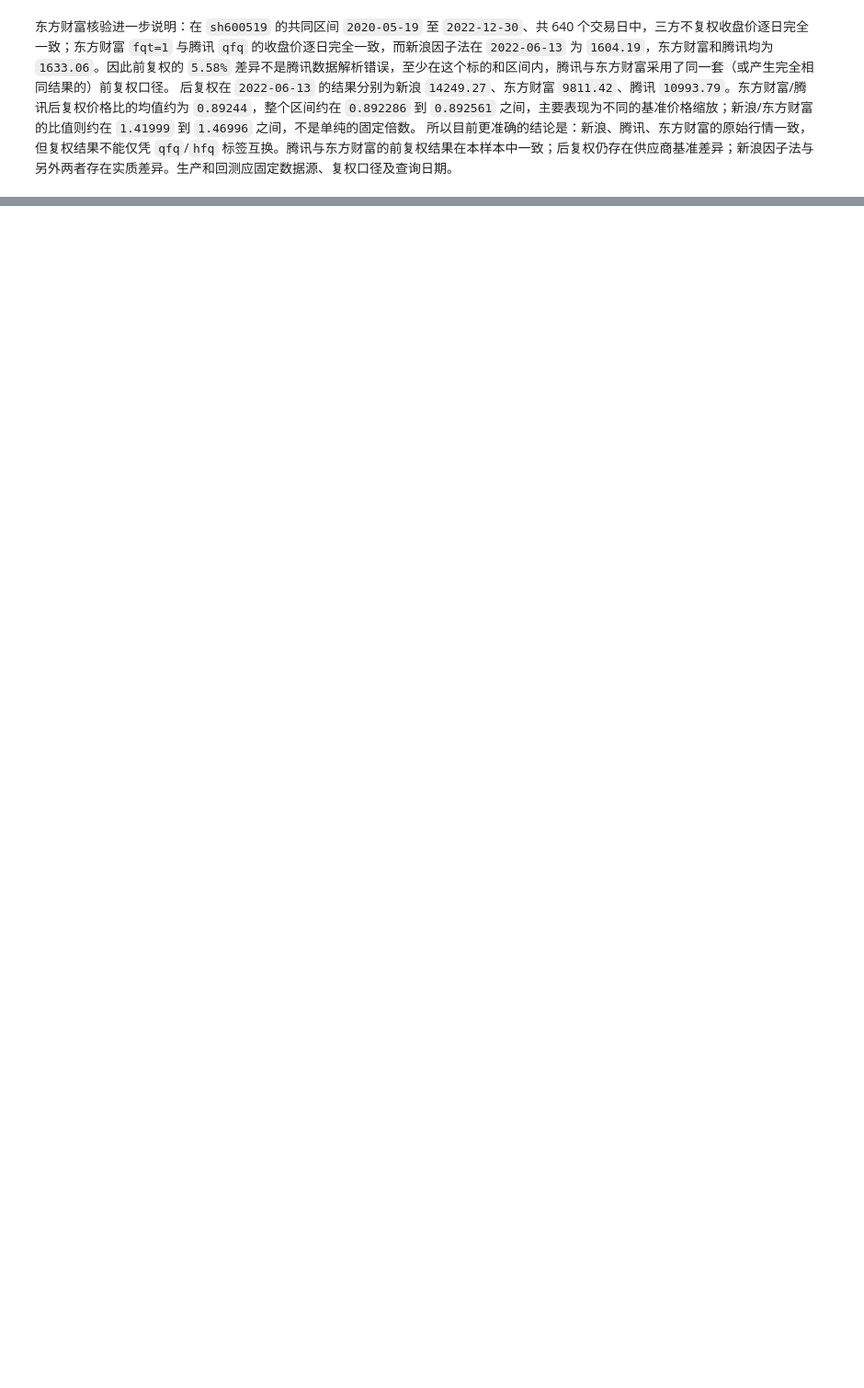
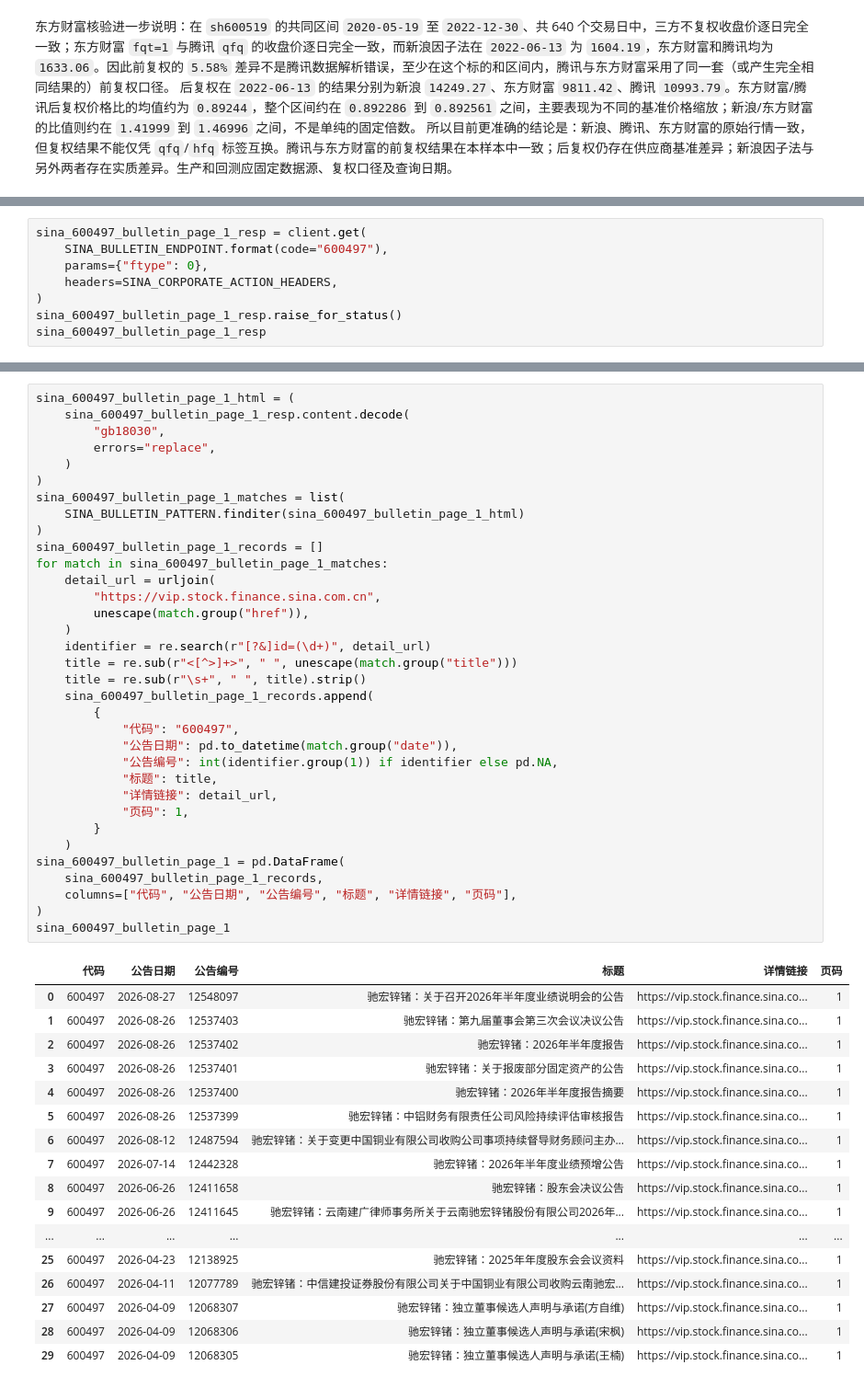
Before and after one commit to lixinqiany/mivy-trading, a Jupyter notebook: notebooks/sina-public-api-test.ipynb, the cells around one changed output, grey strips where cells are left out. Shown at 92% size. Saved outputs shown, nothing was run; the diff lists cells and outputs as text; blank space fills up the shorter version.

```diff
--- a/notebooks/sina-public-api-test.ipynb
+++ b/notebooks/sina-public-api-test.ipynb
@@ -594,0 +1243,8 @@ eastmoney_adjustment_samples
+# %%
+sina_600497_bulletin_page_1_resp = client.get(
+    SINA_BULLETIN_ENDPOINT.format(code="600497"),
+    params={"ftype": 0},
+    headers=SINA_CORPORATE_ACTION_HEADERS,
+)
+sina_600497_bulletin_page_1_resp.raise_for_status()
+sina_600497_bulletin_page_1_resp
@@ -594,0 +1253,52 @@ eastmoney_adjustment_samples
+# %%
+sina_600497_bulletin_page_1_html = (
+    sina_600497_bulletin_page_1_resp.content.decode(
+        "gb18030",
+        errors="replace",
+    )
+)
+sina_600497_bulletin_page_1_matches = list(
+    SINA_BULLETIN_PATTERN.finditer(sina_600497_bulletin_page_1_html)
+)
+sina_600497_bulletin_page_1_records = []
+for match in sina_600497_bulletin_page_1_matches:
+    detail_url = urljoin(
+        "https://vip.stock.finance.sina.com.cn",
+        unescape(match.group("href")),
+    )
+    identifier = re.search(r"[?&]id=(\d+)", detail_url)
+    title = re.sub(r"<[^>]+>", " ", unescape(match.group("title")))
+    title = re.sub(r"\s+", " ", title).strip()
+    sina_600497_bulletin_page_1_records.append(
+        {
+            "代码": "600497",
+            "公告日期": pd.to_datetime(match.group("date")),
+            "公告编号": int(identifier.group(1)) if identifier else pd.NA,
+            "标题": title,
+            "详情链接": detail_url,
+            "页码": 1,
+        }
+    )
+sina_600497_bulletin_page_1 = pd.DataFrame(
+    sina_600497_bulletin_page_1_records,
+    columns=["代码", "公告日期", "公告编号", "标题", "详情链接", "页码"],
+)
+sina_600497_bulletin_page_1
+# %% [output]
+|  | 代码 | 公告日期 | 公告编号 | 标题 | 详情链接 | 页码 |
+| 0 | 600497 | 2026-08-27 | 12548097 | 驰宏锌锗：关于召开2026年半年度业绩说明会的公告 | https://vip.stock.finance.sina.co... | 1 |
+| 1 | 600497 | 2026-08-26 | 12537403 | 驰宏锌锗：第九届董事会第三次会议决议公告 | https://vip.stock.finance.sina.co... | 1 |
+| 2 | 600497 | 2026-08-26 | 12537402 | 驰宏锌锗：2026年半年度报告 | https://vip.stock.finance.sina.co... | 1 |
+| 3 | 600497 | 2026-08-26 | 12537401 | 驰宏锌锗：关于报废部分固定资产的公告 | https://vip.stock.finance.sina.co... | 1 |
+| 4 | 600497 | 2026-08-26 | 12537400 | 驰宏锌锗：2026年半年度报告摘要 | https://vip.stock.finance.sina.co... | 1 |
+| 5 | 600497 | 2026-08-26 | 12537399 | 驰宏锌锗：中铝财务有限责任公司风险持续评估审核报告 | https://vip.stock.finance.sina.co... | 1 |
+| 6 | 600497 | 2026-08-12 | 12487594 | 驰宏锌锗：关于变更中国铜业有限公司收购公司事项持续督导财务顾问主办... | https://vip.stock.finance.sina.co... | 1 |
+| 7 | 600497 | 2026-07-14 | 12442328 | 驰宏锌锗：2026年半年度业绩预增公告 | https://vip.stock.finance.sina.co... | 1 |
+| 8 | 600497 | 2026-06-26 | 12411658 | 驰宏锌锗：股东会决议公告 | https://vip.stock.finance.sina.co... | 1 |
+| 9 | 600497 | 2026-06-26 | 12411645 | 驰宏锌锗：云南建广律师事务所关于云南驰宏锌锗股份有限公司2026年... | https://vip.stock.finance.sina.co... | 1 |
+| ... | ... | ... | ... | ... | ... | ... |
+| 25 | 600497 | 2026-04-23 | 12138925 | 驰宏锌锗：2025年年度股东会会议资料 | https://vip.stock.finance.sina.co... | 1 |
+| 26 | 600497 | 2026-04-11 | 12077789 | 驰宏锌锗：中信建投证券股份有限公司关于中国铜业有限公司收购云南驰宏... | https://vip.stock.finance.sina.co... | 1 |
+| 27 | 600497 | 2026-04-09 | 12068307 | 驰宏锌锗：独立董事候选人声明与承诺(方自维) | https://vip.stock.finance.sina.co... | 1 |
+| 28 | 600497 | 2026-04-09 | 12068306 | 驰宏锌锗：独立董事候选人声明与承诺(宋枫) | https://vip.stock.finance.sina.co... | 1 |
+| 29 | 600497 | 2026-04-09 | 12068305 | 驰宏锌锗：独立董事候选人声明与承诺(王楠) | https://vip.stock.finance.sina.co... | 1 |
```
Also changed, not shown: parts of 36 cells of this notebook, 2 other files.
